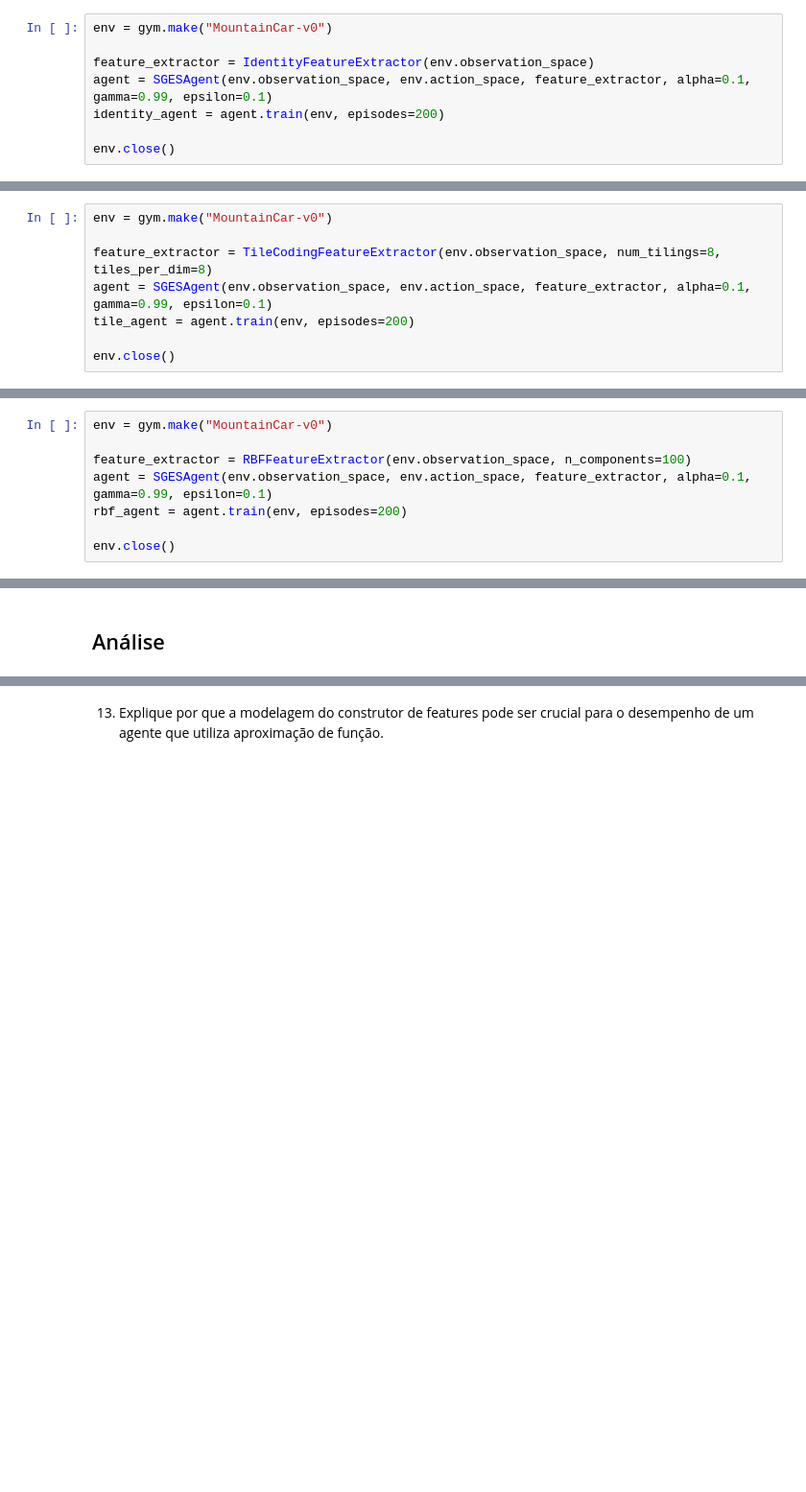
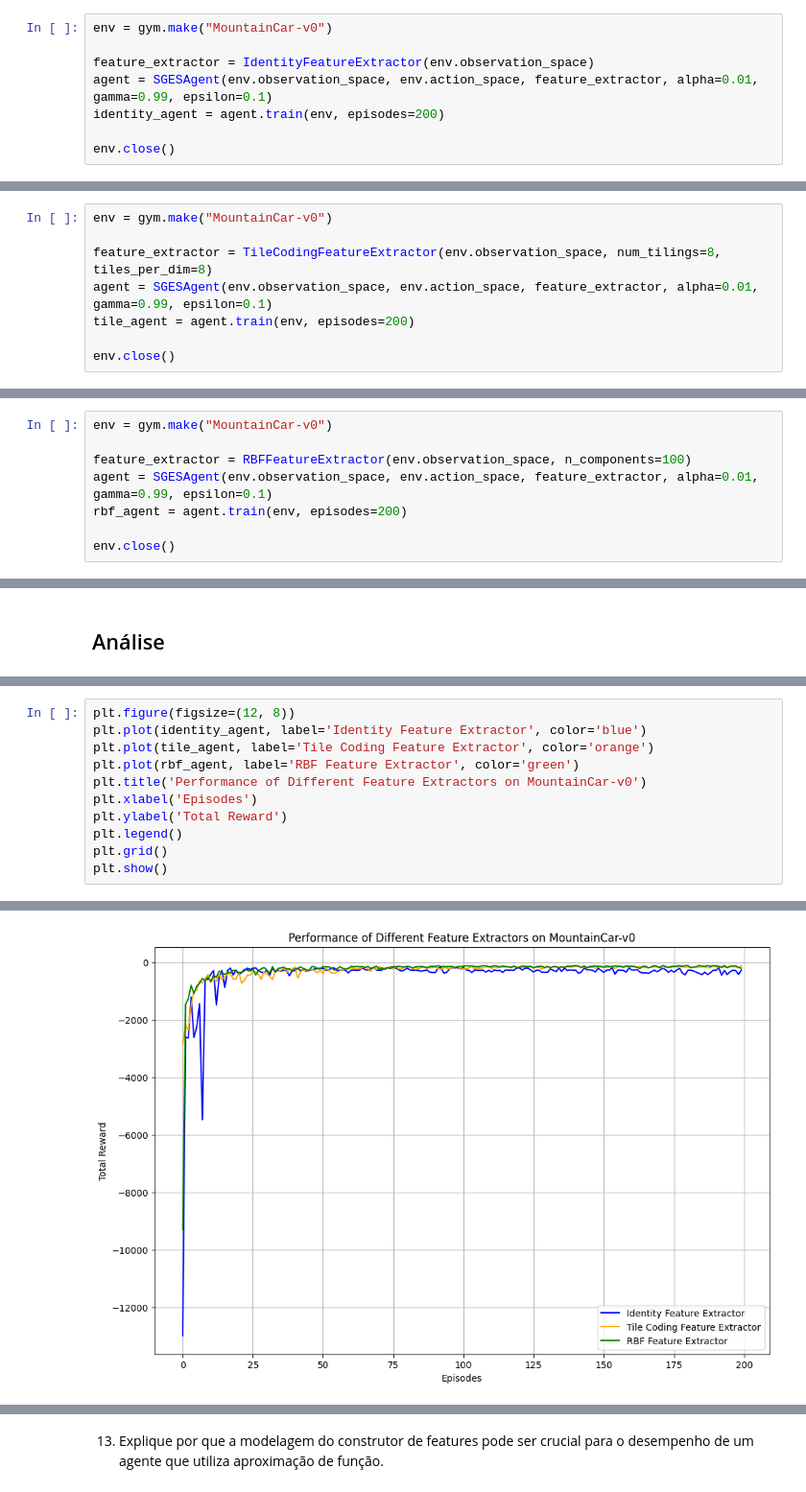
Before and after one commit to paduathiago/reinforcement_learning, a Jupyter notebook: ps3/ps3.ipynb, the cells around one changed output, grey strips where cells are left out. Shown at 96% size. Drawn from its saved outputs; the diff is of its cells as text; blank space fills up the shorter version.

Commit message:
plot results

```diff
--- a/ps3/ps3.ipynb
+++ b/ps3/ps3.ipynb
@@ -177,7 +177,7 @@ class IdentityFeatureExtractor(FeatureExtractor):
 env = gym.make("MountainCar-v0")
 
 feature_extractor = IdentityFeatureExtractor(env.observation_space)
-agent = SGESAgent(env.observation_space, env.action_space, feature_extractor, alpha=0.1, gamma=0.99, epsilon=0.1)
+agent = SGESAgent(env.observation_space, env.action_space, feature_extractor, alpha=0.01, gamma=0.99, epsilon=0.1)
 identity_agent = agent.train(env, episodes=200)
 
 env.close()
@@ -233,7 +233,7 @@ class TileCodingFeatureExtractor(FeatureExtractor):
 env = gym.make("MountainCar-v0")
 
 feature_extractor = TileCodingFeatureExtractor(env.observation_space, num_tilings=8, tiles_per_dim=8)
-agent = SGESAgent(env.observation_space, env.action_space, feature_extractor, alpha=0.1, gamma=0.99, epsilon=0.1)
+agent = SGESAgent(env.observation_space, env.action_space, feature_extractor, alpha=0.01, gamma=0.99, epsilon=0.1)
 tile_agent = agent.train(env, episodes=200)
 
 env.close()
@@ -284,7 +284,7 @@ class RBFFeatureExtractor(FeatureExtractor):
 env = gym.make("MountainCar-v0")
 
 feature_extractor = RBFFeatureExtractor(env.observation_space, n_components=100)
-agent = SGESAgent(env.observation_space, env.action_space, feature_extractor, alpha=0.1, gamma=0.99, epsilon=0.1)
+agent = SGESAgent(env.observation_space, env.action_space, feature_extractor, alpha=0.01, gamma=0.99, epsilon=0.1)
 rbf_agent = agent.train(env, episodes=200)
 
 env.close()
@@ -297,2 +297,12 @@ env.close()
 # %%
+plt.figure(figsize=(12, 8))
+plt.plot(identity_agent, label='Identity Feature Extractor', color='blue')
+plt.plot(tile_agent, label='Tile Coding Feature Extractor', color='orange')
+plt.plot(rbf_agent, label='RBF Feature Extractor', color='green')
+plt.title('Performance of Different Feature Extractors on MountainCar-v0')
+plt.xlabel('Episodes')
+plt.ylabel('Total Reward')
+plt.legend()
+plt.grid()
+plt.show()
 # %% [output]
@@ -299,0 +309 @@ SyntaxError: incomplete input (3244559265.py, line 1)
+[figure, added]
```
Also changed, not shown: parts of 3 cells of this notebook.
